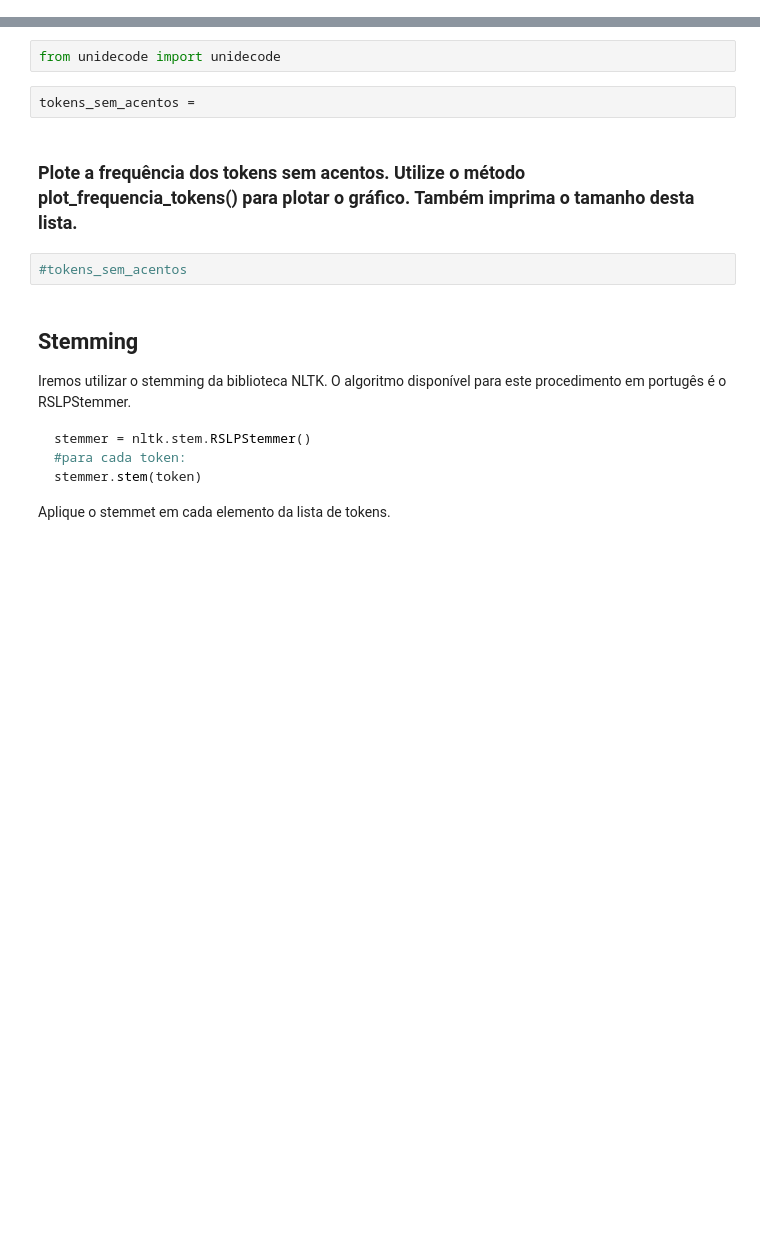
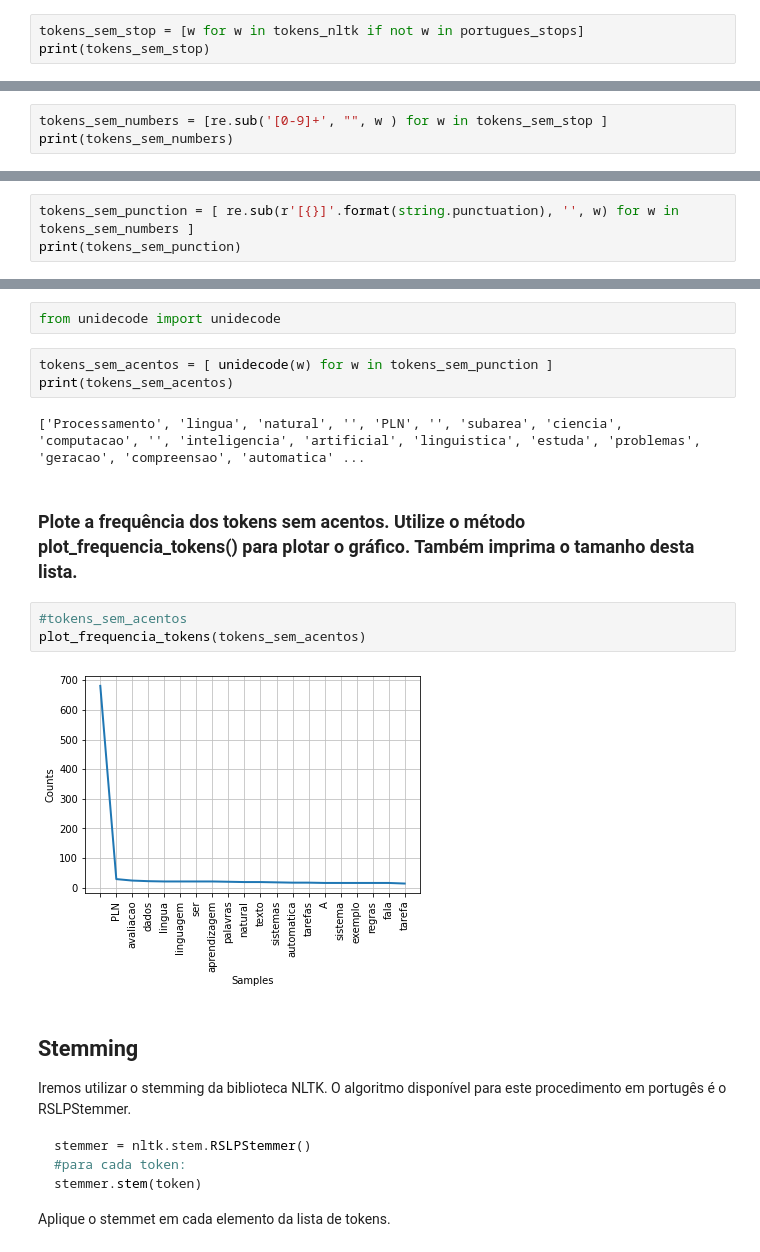
Before and after one commit to titilomt/data_science_puc_projects, a Jupyter notebook: Aula_1_CDBD_O8_2.ipynb, the cells around one changed output, grey strips where cells are left out. Saved outputs shown, nothing was run; the diff lists cells and outputs as text; blank space fills up the shorter version.

````diff
--- a/Aula_1_CDBD_O8_2.ipynb
+++ b/Aula_1_CDBD_O8_2.ipynb
@@ -387,0 +467,3 @@ tokens_sem_stop =
+# %%
+tokens_sem_stop = [w for w in tokens_nltk if not w in portugues_stops]
+print(tokens_sem_stop)
@@ -397,0 +480,3 @@ tokens_sem_numbers =
+# %%
+tokens_sem_numbers = [re.sub('[0-9]+', "", w ) for w in tokens_sem_stop ]
+print(tokens_sem_numbers)
@@ -411,0 +499,3 @@ tokens_sem_punction =
+# %%
+tokens_sem_punction = [ re.sub(r'[{}]'.format(string.punctuation), '', w) for w in tokens_sem_numbers ]
+print(tokens_sem_punction)
@@ -421,12 +531,18 @@ unidecode(str)
 ```
 # %%
 from unidecode import unidecode
-# %%
-tokens_sem_acentos =
+# %%
+tokens_sem_acentos = [ unidecode(w) for w in tokens_sem_punction ]
+print(tokens_sem_acentos)
+# %% [output]
+['Processamento', 'lingua', 'natural', '', 'PLN', '', 'subarea', 'ciencia', 'computacao', '', 'inteligencia', 'artificial', 'linguistica', 'estuda', 'problemas', 'geracao', 'compreensao', 'automatica' ...
 # %% [markdown]
 ###  Plote a frequência dos tokens sem acentos. Utilize o método plot_frequencia_tokens() para plotar o gráfico. Também imprima o tamanho desta lista.
 # %%
 #tokens_sem_acentos
+plot_frequencia_tokens(tokens_sem_acentos)
+# %% [output]
+[figure, added]
 # %% [markdown]
 ## Stemming
 
````
Also changed, not shown: parts of 61 cells of this notebook.
